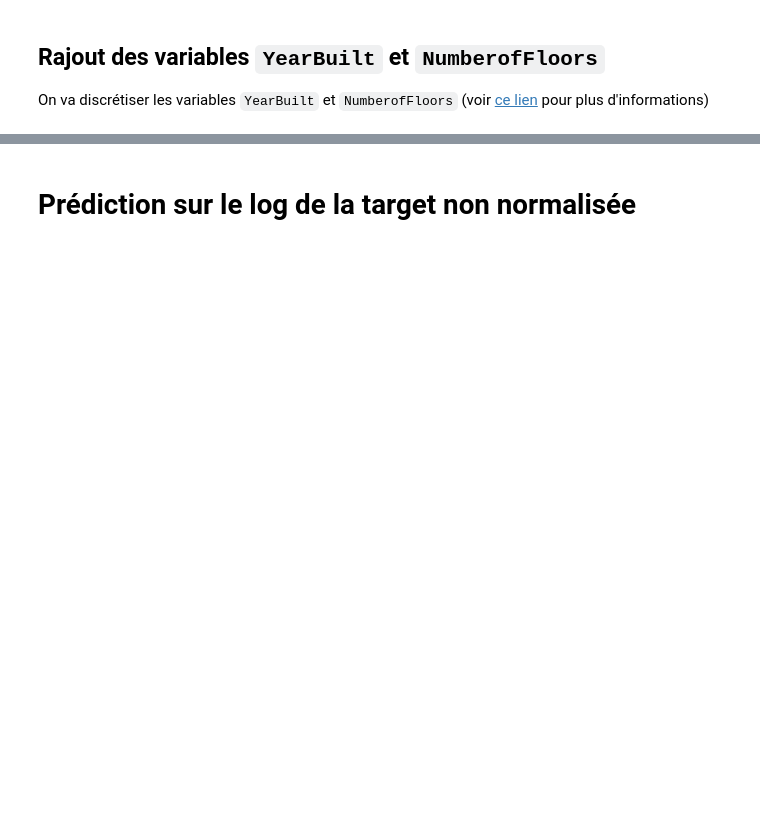
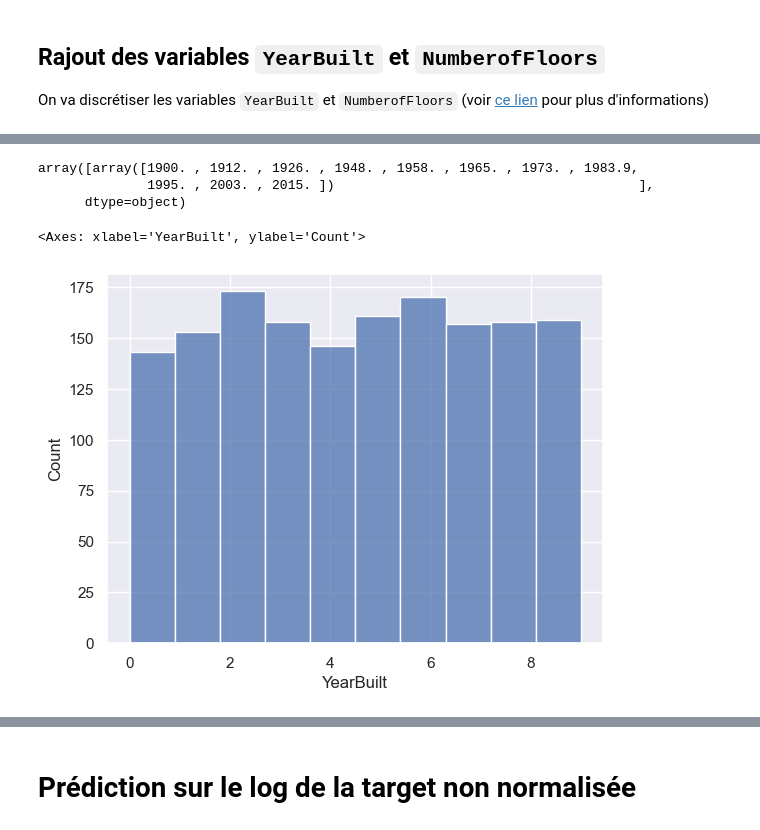
Before and after one commit to gabriel1628/Formation-Data-Scientist-OC, a Jupyter notebook: Projet 4 Anticipez les besoins en consommation de batiments/prediction_consommation_v2.ipynb, the cells around one changed output, grey strips where cells are left out. Saved outputs shown, nothing was run; the diff lists cells and outputs as text; code cells hidden in the pictures; blank space fills up the shorter version.

Commit message:
Discrétisation de la variable YearBuilt
à faire : discrétiser de manière à maximiser le rapport de corrélation entre la target et les variables

```diff
--- a/Projet 4 Anticipez les besoins en consommation de batiments/prediction_consommation_v2.ipynb
+++ b/Projet 4 Anticipez les besoins en consommation de batiments/prediction_consommation_v2.ipynb
@@ -309,0 +312,3 @@ On va discrétiser les variables `YearBuilt` et `NumberofFloors` (voir [ce lien]
+# %%
+X_ = df[['YearBuilt']]
+X_.head()
@@ -309,0 +322,5 @@ On va discrétiser les variables `YearBuilt` et `NumberofFloors` (voir [ce lien]
+# %%
+nbins = 10
+est = KBinsDiscretizer(n_bins=nbins, encode='ordinal', strategy='quantile')
+X_transform = est.fit_transform(X_)
+X_transform.head()
@@ -309,0 +334,11 @@ On va discrétiser les variables `YearBuilt` et `NumberofFloors` (voir [ce lien]
+# %%
+est.bin_edges_
+# %% [output]
+array([array([1900. , 1912. , 1926. , 1948. , 1958. , 1965. , 1973. , 1983.9,
+              1995. , 2003. , 2015. ])                                       ],
+      dtype=object)
+# %%
+sns.histplot(data=X_transform, x='YearBuilt', bins=nbins)
+# %% [output]
+<Axes: xlabel='YearBuilt', ylabel='Count'>
+[figure, added]
```
Also changed, not shown: parts of 7 cells of this notebook.
